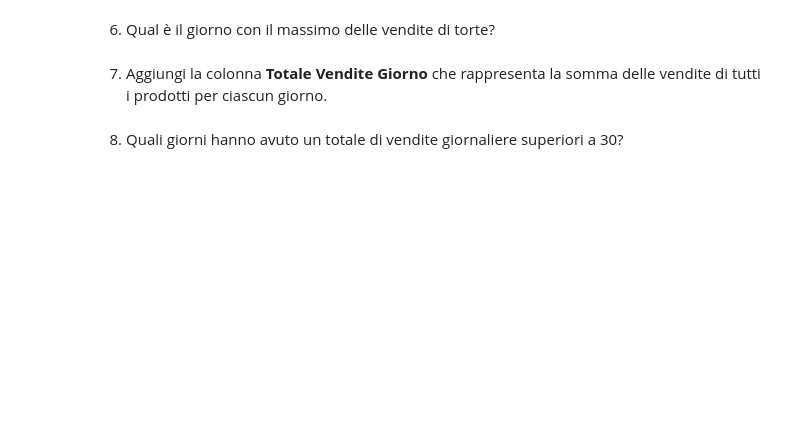
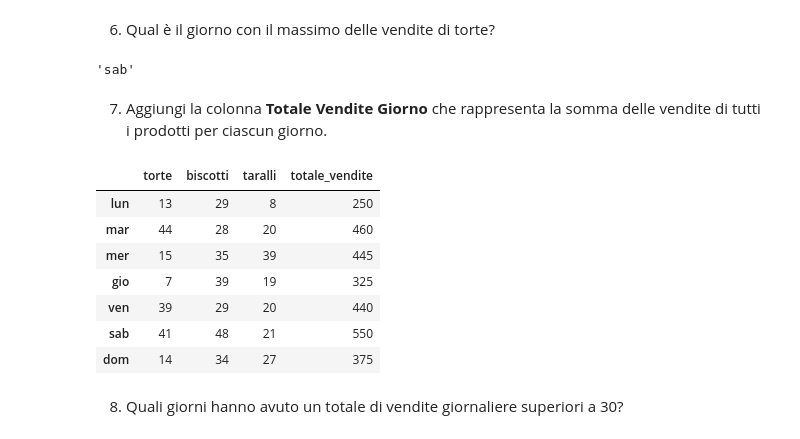
Before and after one commit to leonardonels/Colab-python, a Jupyter notebook: Esercizio_in_aula.ipynb, the cells around one changed output. Saved outputs shown, nothing was run; the diff lists cells and outputs as text; code cells hidden in the pictures; blank space fills up the shorter version.

```diff
--- a/Esercizio_in_aula.ipynb
+++ b/Esercizio_in_aula.ipynb
@@ -31,6 +39,22 @@ vendite
 # %% [markdown]
 6. Qual è il giorno con il massimo delle vendite di torte?
+# %%
+vendite.max(axis=1).idxmax()
+# %% [output]
+'sab'
 # %% [markdown]
 7. Aggiungi la colonna **Totale Vendite Giorno** che rappresenta la somma delle vendite di tutti i prodotti per ciascun giorno.
+# %%
+vendite['totale_vendite']=vendite.sum(axis=1)
+vendite
+# %% [output]
+|  | torte | biscotti | taralli | totale_vendite |
+| lun | 13 | 29 | 8 | 250 |
+| mar | 44 | 28 | 20 | 460 |
+| mer | 15 | 35 | 39 | 445 |
+| gio | 7 | 39 | 19 | 325 |
+| ven | 39 | 29 | 20 | 440 |
+| sab | 41 | 48 | 21 | 550 |
+| dom | 14 | 34 | 27 | 375 |
 # %% [markdown]
 8. Quali giorni hanno avuto un totale di vendite giornaliere superiori a 30?
```
Also changed, not shown: parts of 3 cells of this notebook.
